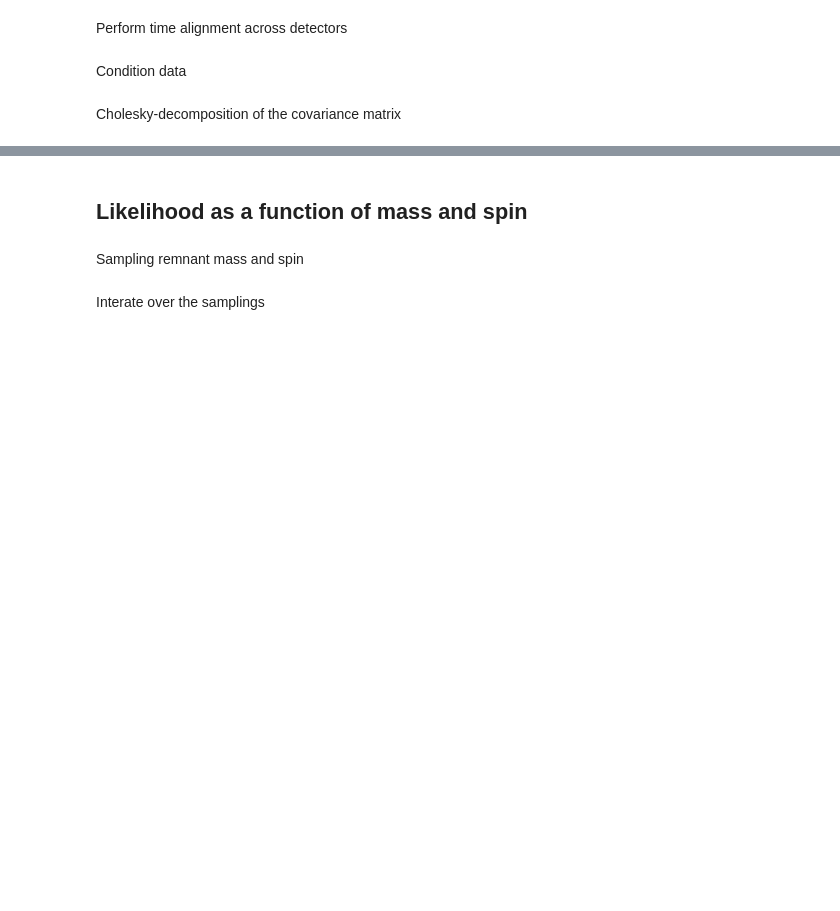
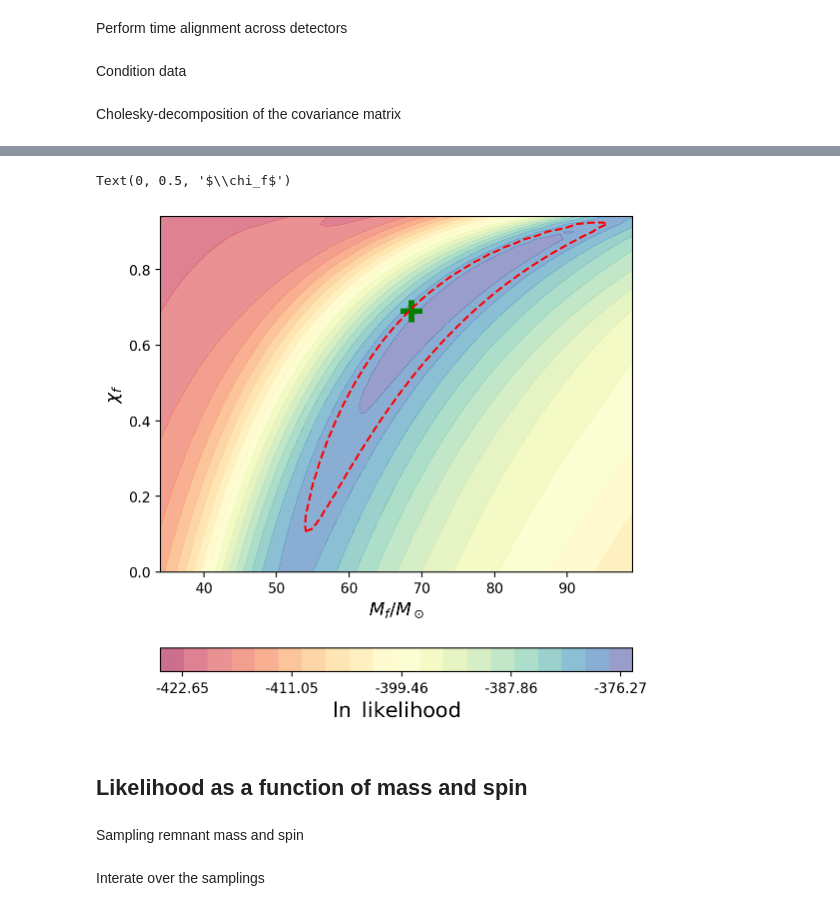
Before and after one commit to Lu-Neil/qnm_filter, a Jupyter notebook: code_demo/Filter.ipynb, the cells around one changed output, grey strips where cells are left out. Saved outputs shown, nothing was run; the diff lists cells and outputs as text; code cells hidden in the pictures; blank space fills up the shorter version.

```diff
--- a/code_demo/Filter.ipynb
+++ b/code_demo/Filter.ipynb
@@ -108,5 +55,0 @@ for ifo, data in truncation.items():
-# %%
-length = len(fit.original_data['L1']) # np.ceil(0.2*2048)
-test_data = np.empty((2, length))
-test_data[0] = fit.truncate_data(fit.original_data)['L1'].values
-test_data[1] = fit.truncate_data(fit.original_data)['L1'].values
@@ -148,0 +56,6 @@ for ifo, data in truncation.items():
+# %%
+delta_mass = 1.0
+delta_chi = 0.02
+massspace = np.arange(34, 100, delta_mass)
+chispace = np.arange(0.0, 0.95, delta_chi)
+mass_grid, chi_grid = np.meshgrid(massspace, chispace)
@@ -148,0 +253,2 @@ for ifo, data in truncation.items():
+# %%
+test = Filter_Arr(mass=mass_arr, chi=chi_arr, model_list=model_list).total_filter(fft_freqs)
@@ -148,0 +301,4 @@ for ifo, data in truncation.items():
+# %%
+likelihood_arr = test()
+likelihood_data = np.reshape(likelihood_arr, np.shape(mass_grid))
+credible_region = qnm_filter.find_credible_region(likelihood_data)
@@ -148,0 +312,24 @@ for ifo, data in truncation.items():
+# %%
+pl.rc('figure', figsize=(6.1, 6.6))
+fig, ax = pl.subplots()
+contours = ax.contourf(mass_grid, chi_grid, likelihood_data, 20, cmap='Spectral',
+                       origin='lower', alpha=0.6, linestyles='--')
+dotted = ax.contour(mass_grid, chi_grid, likelihood_data, [credible_region], colors = 'red', \
+                   linestyles ='--')
+ax.scatter(x=68.5, y=0.69, s=255, marker='+',
+           c='g', linewidths=4, label='IMR')
+
+
+# coloarbar
+cbar=fig.colorbar(contours, orientation="horizontal",
+                  pad=0.15, format='%3.2f')
+cbar.set_label(r'$\ln$ likelihood', fontsize=15)
+cbar.set_ticks(np.linspace(np.min(likelihood_data), np.max(likelihood_data), 5))
+
+pl.xlabel(r'$M_f/M_\odot$', fontsize=13)
+pl.ylabel(r'$\chi_f$', fontsize=13)
+
+# ax.set_title(r'$\mathcal{F}_{220}+\mathcal{F}_{221}$')
+# %% [output]
+Text(0, 0.5, '$\\chi_f$')
+[figure, added]
```
Also changed, not shown: parts of 16 cells of this notebook, 1 other file.
